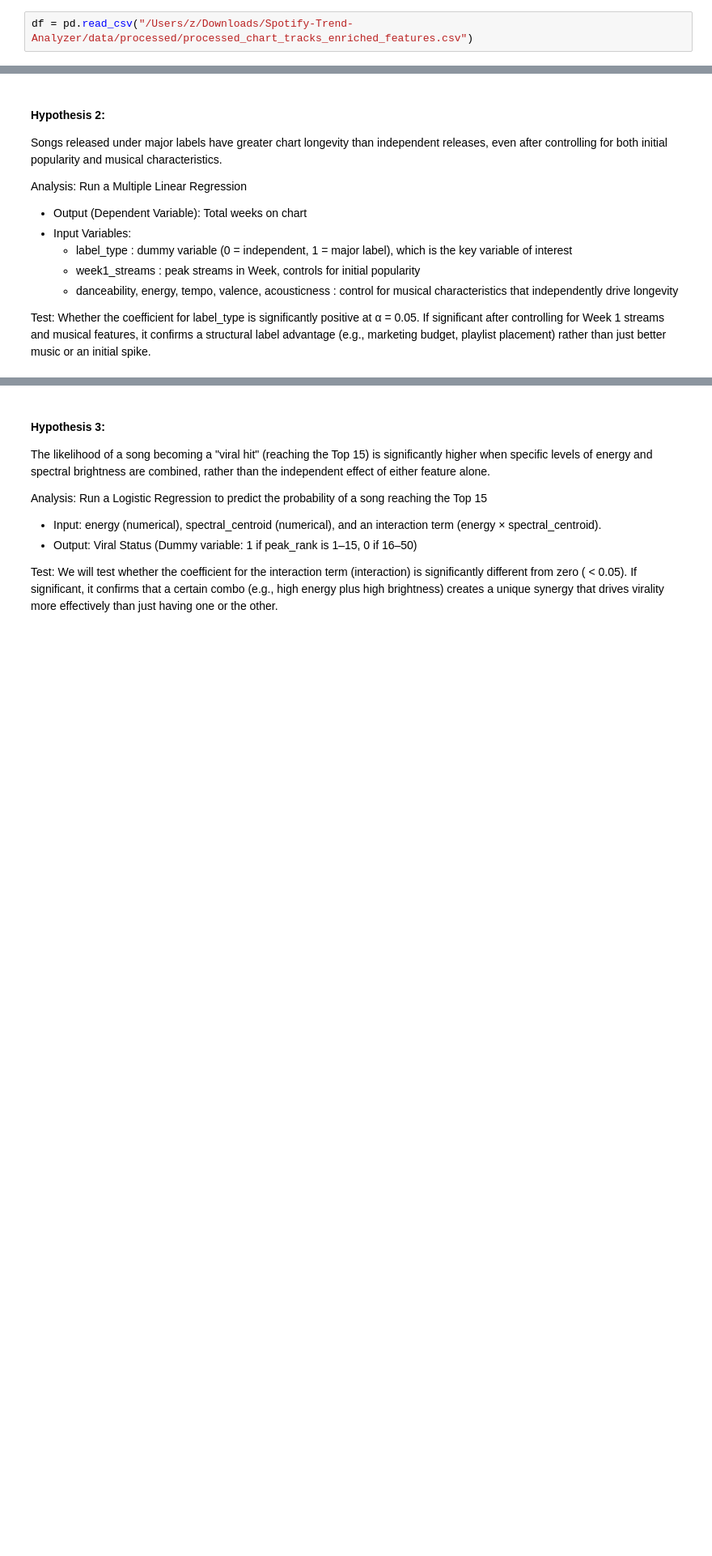
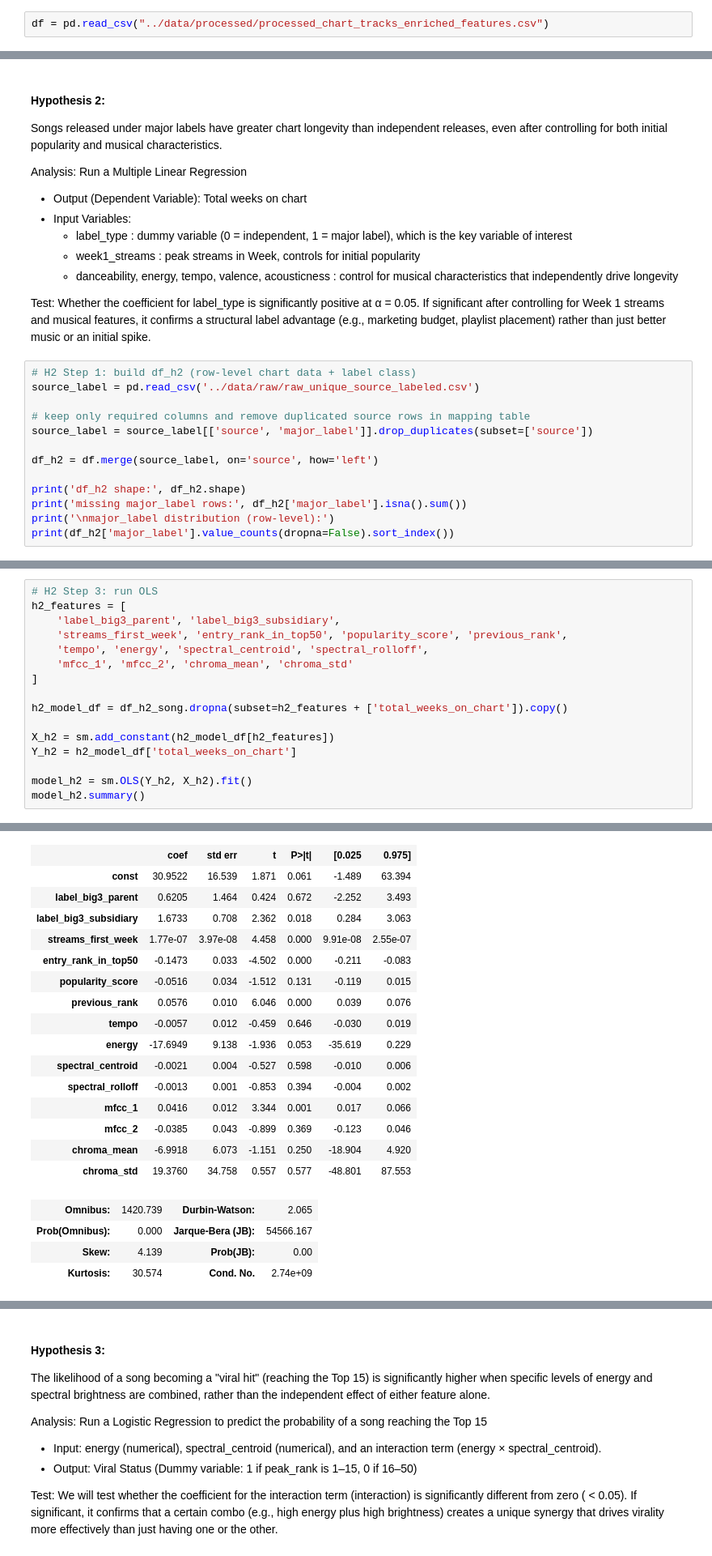
Before and after one commit to Irene-Wu-1002/Spotify-Trend-Analyzer, a Jupyter notebook: notebooks/05_hypothesis_testing.ipynb, the cells around one changed output, grey strips where cells are left out. Shown at 81% size. Saved outputs shown, nothing was run; the diff lists cells and outputs as text; blank space fills up the shorter version.

Commit message:
add major_label + complete hypo 2

```diff
--- a/notebooks/05_hypothesis_testing.ipynb
+++ b/notebooks/05_hypothesis_testing.ipynb
@@ -19,7 +19,7 @@ Run a multiple linear regression
 
 Test whether collaboration > 0, with a significance of 0.05. If collaboration  is significant after controlling for Week 1 streams, it confirms a sustained longevity effect rather than a mere spike.
 # %%
-df = pd.read_csv("/Users/z/Downloads/Spotify-Trend-Analyzer/data/processed/processed_chart_tracks_enriched_features.csv")
+df = pd.read_csv("../data/processed/processed_chart_tracks_enriched_features.csv")
 # %%
 # prep data for h1
 # each row represents a song. each song should only appear once
@@ -100,3 +100,16 @@ Run a Multiple Linear Regression
     - danceability, energy, tempo, valence, acousticness :  control for musical characteristics that independently drive longevity
 
 Test: Whether the coefficient for label_type is significantly positive at α = 0.05. If significant after controlling for Week 1 streams and musical features, it confirms a structural label advantage (e.g., marketing budget, playlist placement) rather than just better music or an initial spike.
+# %%
+# H2 Step 1: build df_h2 (row-level chart data + label class)
+source_label = pd.read_csv('../data/raw/raw_unique_source_labeled.csv')
+
+# keep only required columns and remove duplicated source rows in mapping table
+source_label = source_label[['source', 'major_label']].drop_duplicates(subset=['source'])
+
+df_h2 = df.merge(source_label, on='source', how='left')
+
+print('df_h2 shape:', df_h2.shape)
+print('missing major_label rows:', df_h2['major_label'].isna().sum())
+print('\nmajor_label distribution (row-level):')
+print(df_h2['major_label'].value_counts(dropna=False).sort_index())
@@ -102,0 +167,17 @@ Test: Whether the coefficient for label_type is significantly positive at α = 0
+# %%
+# H2 Step 3: run OLS
+h2_features = [
+    'label_big3_parent', 'label_big3_subsidiary',
+    'streams_first_week', 'entry_rank_in_top50', 'popularity_score', 'previous_rank',
+    'tempo', 'energy', 'spectral_centroid', 'spectral_rolloff',
+    'mfcc_1', 'mfcc_2', 'chroma_mean', 'chroma_std'
+]
+
+h2_model_df = df_h2_song.dropna(subset=h2_features + ['total_weeks_on_chart']).copy()
+
+X_h2 = sm.add_constant(h2_model_df[h2_features])
+Y_h2 = h2_model_df['total_weeks_on_chart']
+
+model_h2 = sm.OLS(Y_h2, X_h2).fit()
+model_h2.summary()
+# %% [output]
@@ -102,0 +194,20 @@ Test: Whether the coefficient for label_type is significantly positive at α = 0
+|  | coef | std err | t | P>|t| | [0.025 | 0.975] |
+| const | 30.9522 | 16.539 | 1.871 | 0.061 | -1.489 | 63.394 |
+| label_big3_parent | 0.6205 | 1.464 | 0.424 | 0.672 | -2.252 | 3.493 |
+| label_big3_subsidiary | 1.6733 | 0.708 | 2.362 | 0.018 | 0.284 | 3.063 |
+| streams_first_week | 1.77e-07 | 3.97e-08 | 4.458 | 0.000 | 9.91e-08 | 2.55e-07 |
+| entry_rank_in_top50 | -0.1473 | 0.033 | -4.502 | 0.000 | -0.211 | -0.083 |
+| popularity_score | -0.0516 | 0.034 | -1.512 | 0.131 | -0.119 | 0.015 |
+| previous_rank | 0.0576 | 0.010 | 6.046 | 0.000 | 0.039 | 0.076 |
+| tempo | -0.0057 | 0.012 | -0.459 | 0.646 | -0.030 | 0.019 |
+| energy | -17.6949 | 9.138 | -1.936 | 0.053 | -35.619 | 0.229 |
+| spectral_centroid | -0.0021 | 0.004 | -0.527 | 0.598 | -0.010 | 0.006 |
+| spectral_rolloff | -0.0013 | 0.001 | -0.853 | 0.394 | -0.004 | 0.002 |
+| mfcc_1 | 0.0416 | 0.012 | 3.344 | 0.001 | 0.017 | 0.066 |
+| mfcc_2 | -0.0385 | 0.043 | -0.899 | 0.369 | -0.123 | 0.046 |
+| chroma_mean | -6.9918 | 6.073 | -1.151 | 0.250 | -18.904 | 4.920 |
+| chroma_std | 19.3760 | 34.758 | 0.557 | 0.577 | -48.801 | 87.553 |
+| Omnibus: | 1420.739 | Durbin-Watson: | 2.065 |
+| Prob(Omnibus): | 0.000 | Jarque-Bera (JB): | 54566.167 |
+| Skew: | 4.139 | Prob(JB): | 0.00 |
+| Kurtosis: | 30.574 | Cond. No. | 2.74e+09 |
```
Also changed, not shown: parts of 5 cells of this notebook, 4 other files.
